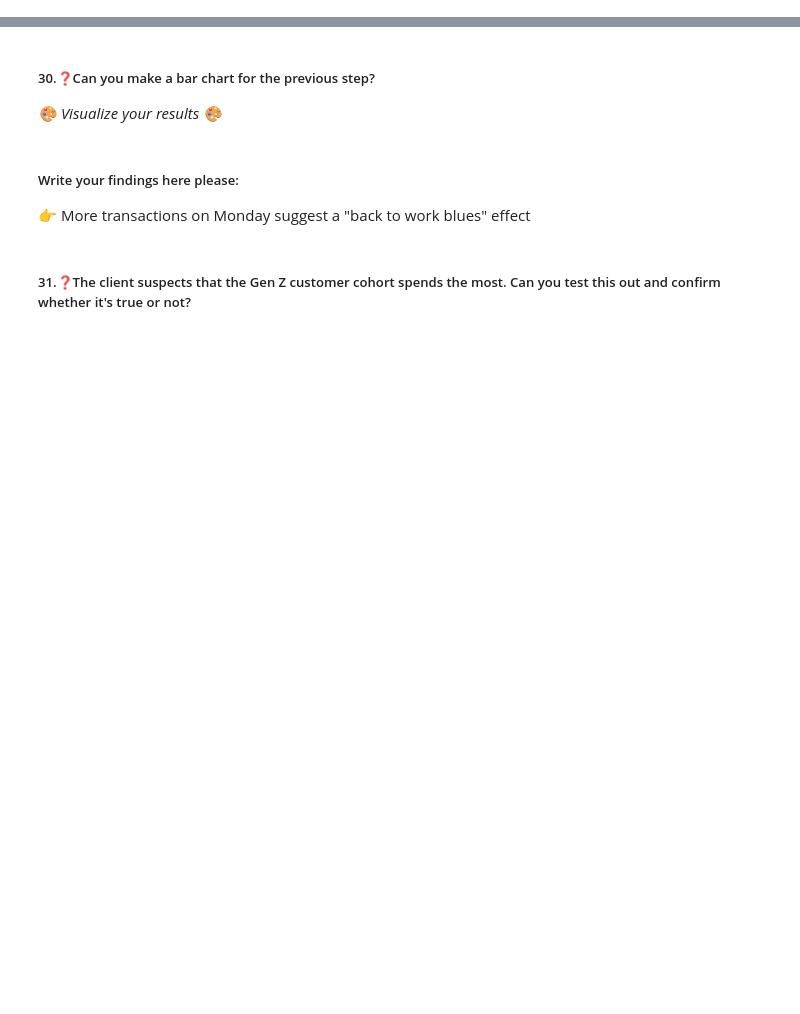
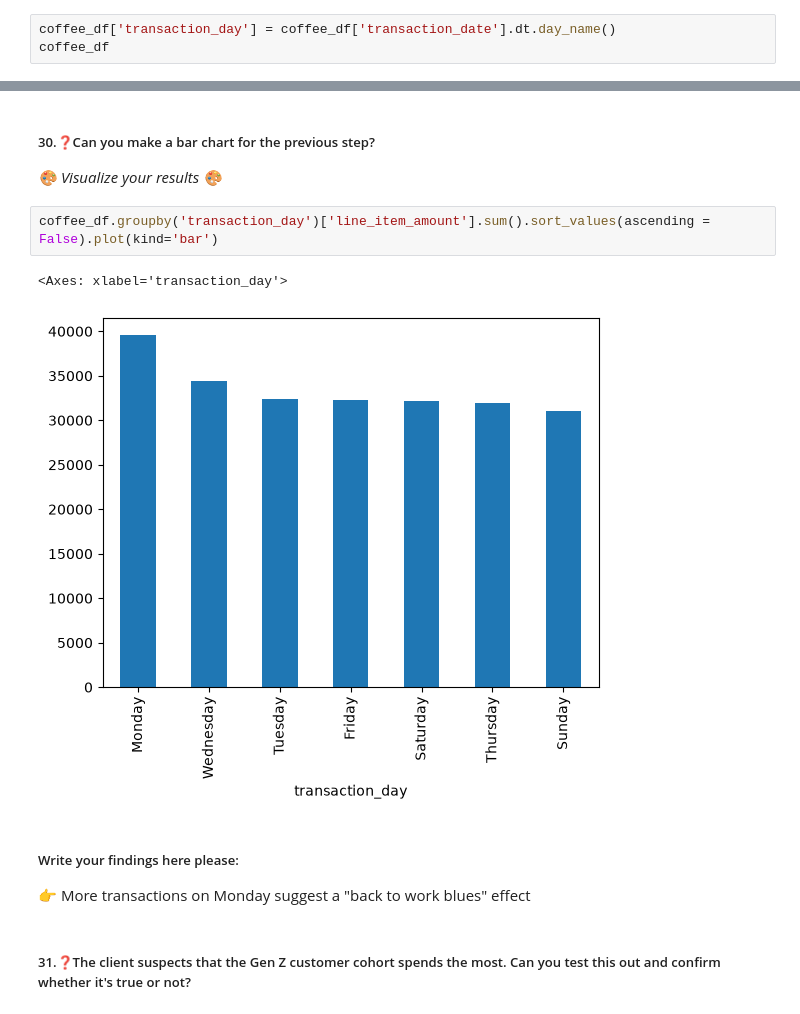
Before and after one commit to alisaboodi777-byte/Labs_projects, a Jupyter notebook: Labs/EDA/3.13 Data Exploration Lab/Lab_Data_Exploration_Python-HMA-v.2.1.ipynb, the cells around one changed output, grey strips where cells are left out. Drawn from its saved outputs; the diff is of its cells as text; blank space fills up the shorter version.

```diff
--- a/Labs/EDA/3.13 Data Exploration Lab/Lab_Data_Exploration_Python-HMA-v.2.1.ipynb
+++ b/Labs/EDA/3.13 Data Exploration Lab/Lab_Data_Exploration_Python-HMA-v.2.1.ipynb
@@ -342,2 +453,5 @@ _🎨 Visualize your results 🎨_
 # %% [markdown]
 ##### 28.❓Create a column that shows the transaction_day
+# %%
+coffee_df['transaction_day'] = coffee_df['transaction_date'].dt.day_name()
+coffee_df
@@ -348,6 +488,11 @@ _🎨 Visualize your results 🎨_
 ##### 30.❓Can you make a bar chart for the previous step?
 
 _🎨 Visualize your results 🎨_
+# %%
+coffee_df.groupby('transaction_day')['line_item_amount'].sum().sort_values(ascending = False).plot(kind='bar')
+# %% [output]
+<Axes: xlabel='transaction_day'>
+[figure, added]
 # %% [markdown]
 ##### Write your findings here please:
 👉 More transactions on Monday suggest a "back to work blues" effect
```
Also changed, not shown: parts of 36 cells of this notebook.
